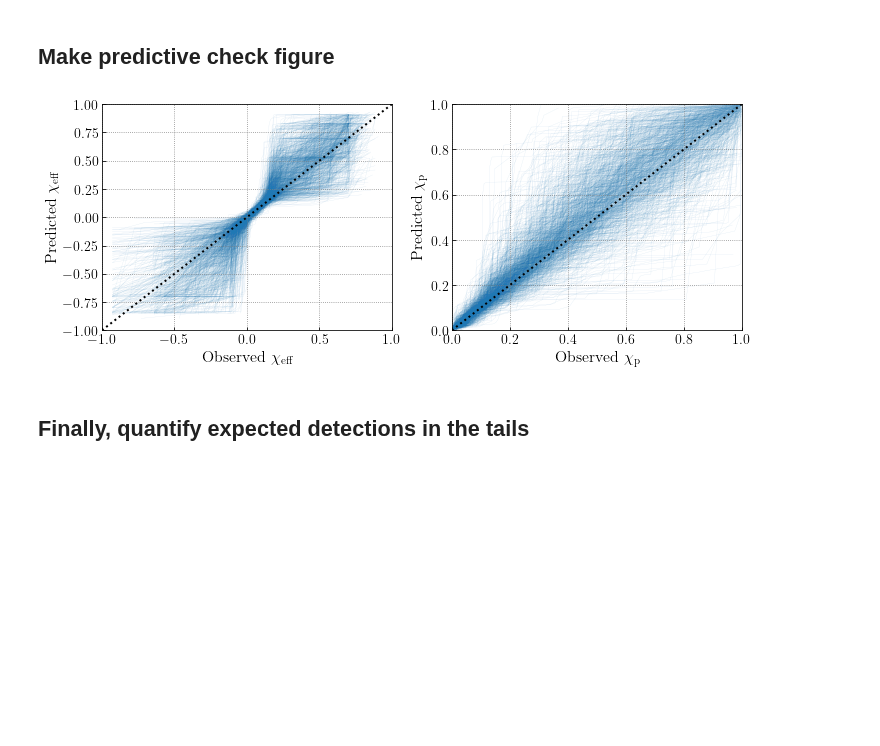
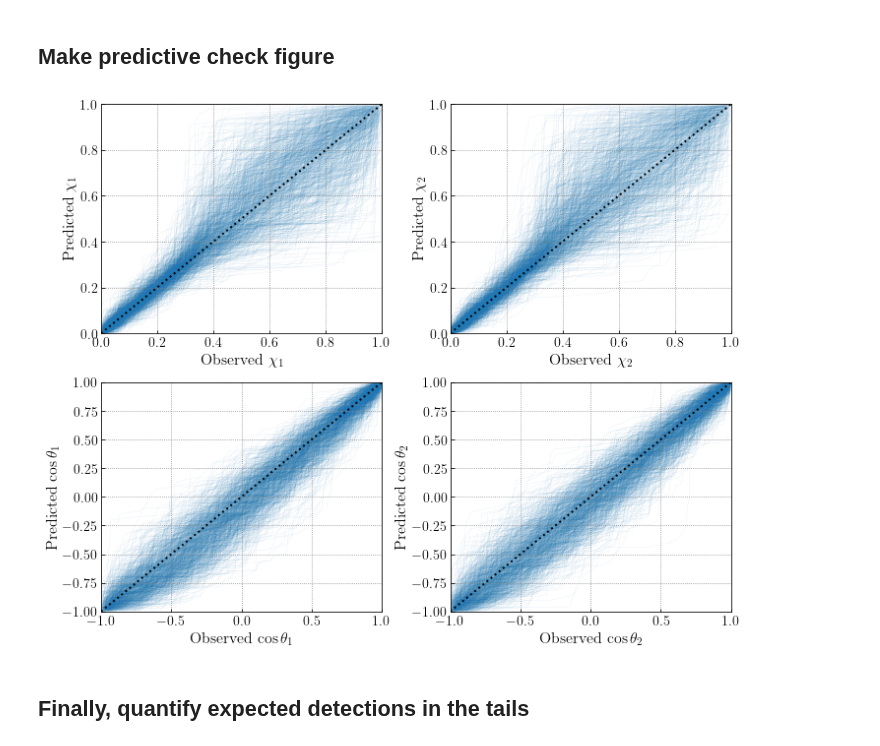
Before and after one commit to tcallister/autoregressive-bbh-inference, a Jupyter notebook: figures/make_figure_23.ipynb, the cells around one changed output. Drawn from its saved outputs; the diff is of its cells as text; code cells hidden in the pictures; blank space fills up the shorter version.

```diff
--- a/figures/make_figure_23.ipynb
+++ b/figures/make_figure_23.ipynb
@@ -111,2 +122,9 @@ for i in range(nPops):
+# %%
+# It is also useful to drop "spin 1" and "spin 2" labeling and do a check on the full
+# ensemble of component spins
+observed_chis = np.concatenate([observed_a1s,observed_a2s],axis=1)
+observed_costs = np.concatenate([observed_cost1s,observed_cost2s],axis=1)
+predicted_chis = np.concatenate([predicted_a1s,predicted_a2s],axis=1)
+predicted_costs = np.concatenate([predicted_cost1s,predicted_cost2s],axis=1)
 # %% [markdown]
 ## Compare CDFs of predicted and observed catalogs
@@ -177,44 +279,76 @@ plt.show()
 # %% [markdown]
 ## Make predictive check figure
 # %%
-fig = plt.figure(figsize=(10,4))
+fig = plt.figure(figsize=(10,8))
 
-ax = fig.add_subplot(121)
+ax = fig.add_subplot(221)
 ax.set_rasterization_zorder(2)
 for i in range(nPops):
 
-    ax.plot(np.sort(observed_Xeffs[i,:]),
-            np.sort(predicted_Xeffs[i,:]),
+    ax.plot(np.sort(observed_a1s[i,:]),
+            np.sort(predicted_a1s[i,:]),
+            color='#1f78b4',alpha=0.2,lw=0.2,zorder=1
+           )
+
+ax.plot([0,1],[0,1],color='black',ls=':',lw=2)
+ax.tick_params(labelsize=14)
+ax.set_xlabel(r'Observed $\chi_1$',fontsize=16)
+ax.set_ylabel(r'Predicted $\chi_1$',fontsize=16)
+ax.set_xlim(0,1)
+ax.set_ylim(0,1)
+
+ax = fig.add_subplot(222)
+ax.set_rasterization_zorder(2)
+for i in range(nPops):
+
+    ax.plot(np.sort(observed_a2s[i,:]),
+            np.sort(predicted_a2s[i,:]),
+            color='#1f78b4',alpha=0.2,lw=0.2,zorder=1
+           )
+
+ax.plot([0,1],[0,1],color='black',ls=':',lw=2)
+ax.tick_params(labelsize=14)
+ax.set_xlabel(r'Observed $\chi_2$',fontsize=16)
+ax.set_ylabel(r'Predicted $\chi_2$',fontsize=16)
+ax.set_xlim(0,1)
+ax.set_ylim(0,1)
+
+ax = fig.add_subplot(223)
+ax.set_rasterization_zorder(2)
+for i in range(nPops):
+
+    ax.plot(np.sort(observed_cost1s[i,:]),
+            np.sort(predicted_cost1s[i,:]),
             color='#1f78b4',alpha=0.2,lw=0.2,zorder=1
            )
 
 ax.plot([-1,1],[-1,1],color='black',ls=':',lw=2)
 ax.tick_params(labelsize=14)
-ax.set_xlabel(r'Observed $\chi_\mathrm{eff}$',fontsize=16)
-ax.set_ylabel(r'Predicted $\chi_\mathrm{eff}$',fontsize=16)
+ax.set_xlabel(r'Observed $\cos\theta_1$',fontsize=16)
+ax.set_ylabel(r'Predicted $\cos\theta_1$',fontsize=16)
 ax.set_xlim(-1,1)
 ax.set_ylim(-1,1)
 
-ax = fig.add_subplot(122)
+ax = fig.add_subplot(224)
 ax.set_rasterization_zorder(2)
 for i in range(nPops):
 
-    ax.plot(np.sort(observed_Xps[i,:]),
-            np.sort(predicted_Xps[i,:]),
+    ax.plot(np.sort(observed_cost2s[i,:]),
+            np.sort(predicted_cost2s[i,:]),
             color='#1f78b4',alpha=0.2,lw=0.2,zorder=1
            )
 
-ax.plot([0,1],[0,1],color='black',ls=':',lw=2)
+ax.plot([-1,1],[-1,1],color='black',ls=':',lw=2)
 ax.tick_params(labelsize=14)
-ax.set_xlabel(r'Observed $\chi_\mathrm{p}$',fontsize=16)
-ax.set_ylabel(r'Predicted $\chi_\mathrm{p}$',fontsize=16)
-ax.set_xlim(0,1)
-ax.set_ylim(0,1)
+ax.set_xlabel(r'Observed $\cos\theta_2$',fontsize=16)
+ax.set_ylabel(r'Predicted $\cos\theta_2$',fontsize=16)
+ax.set_xlim(-1,1)
+ax.set_ylim(-1,1)
 
 plt.tight_layout()
 plt.savefig('figure_23.pdf',bbox_inches='tight',dpi=200)
 plt.show()
 # %% [output]
-[figure, old version]
+[figure, new version]
 # %% [markdown]
 ## Finally, quantify expected detections in the tails
```
Also changed, not shown: parts of 15 cells of this notebook, 18 other files.
